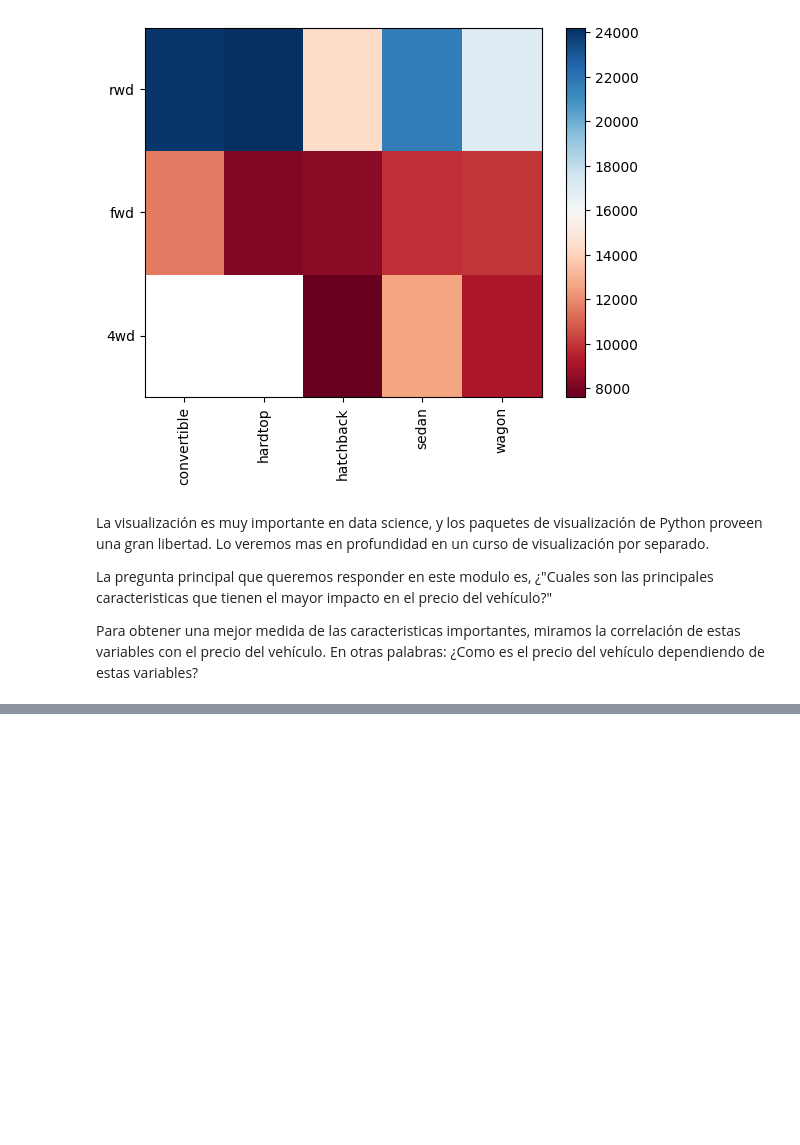
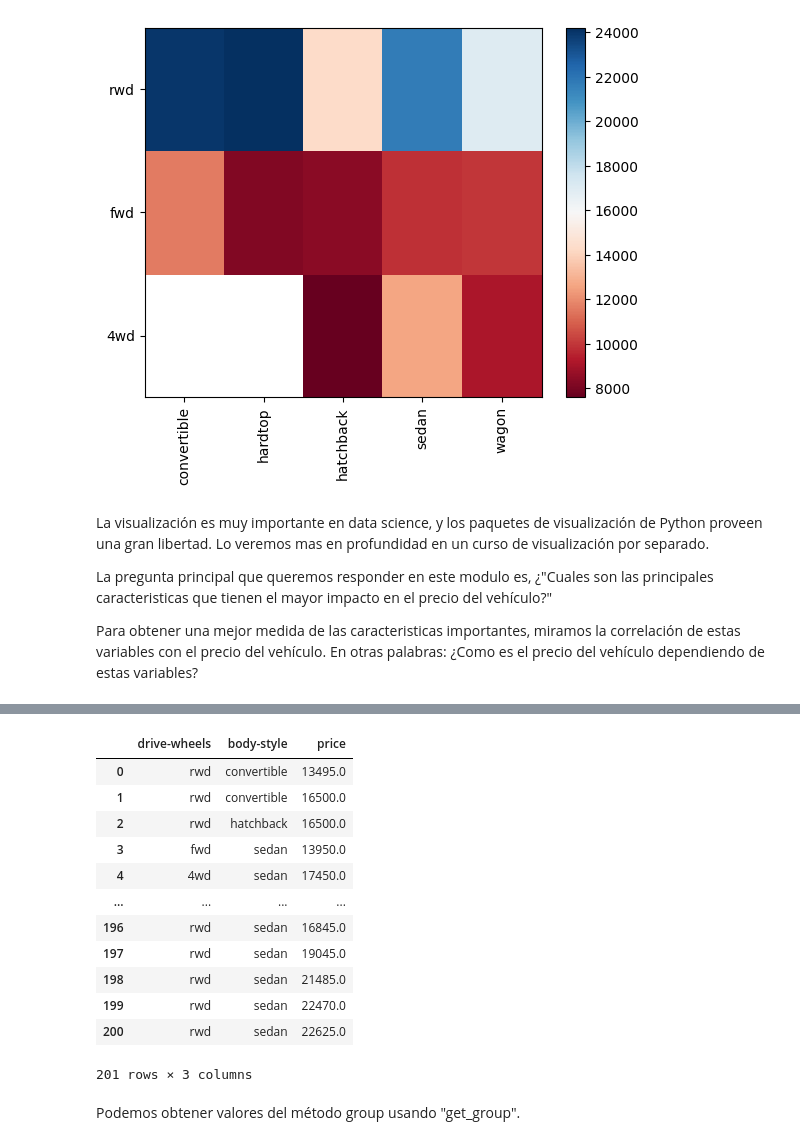
Before and after one commit to reivincitot/Cursos-IBM, a Jupyter notebook: Data Analysis with Python/Data Analysis With Python.ipynb, the cells around one changed output, grey strips where cells are left out. Drawn from its saved outputs; the diff is of its cells as text; code cells hidden in the pictures; blank space fills up the shorter version.

```diff
--- a/Data Analysis with Python/Data Analysis With Python.ipynb
+++ b/Data Analysis with Python/Data Analysis With Python.ipynb
@@ -454,0 +656,18 @@ Es importante saber la diferencia entre estas dos. Correlación no implica Causa
+# %%
+df_gptest
+# %% [output]
+|  | drive-wheels | body-style | price |
+| 0 | rwd | convertible | 13495.0 |
+| 1 | rwd | convertible | 16500.0 |
+| 2 | rwd | hatchback | 16500.0 |
+| 3 | fwd | sedan | 13950.0 |
+| 4 | 4wd | sedan | 17450.0 |
+| ... | ... | ... | ... |
+| 196 | rwd | sedan | 16845.0 |
+| 197 | rwd | sedan | 19045.0 |
+| 198 | rwd | sedan | 21485.0 |
+| 199 | rwd | sedan | 22470.0 |
+| 200 | rwd | sedan | 22625.0 |
+201 rows × 3 columns
+# %% [markdown]
+Podemos obtener valores del método group usando "get_group".
```
Also changed, not shown: parts of 38 cells of this notebook, 1 other file.
